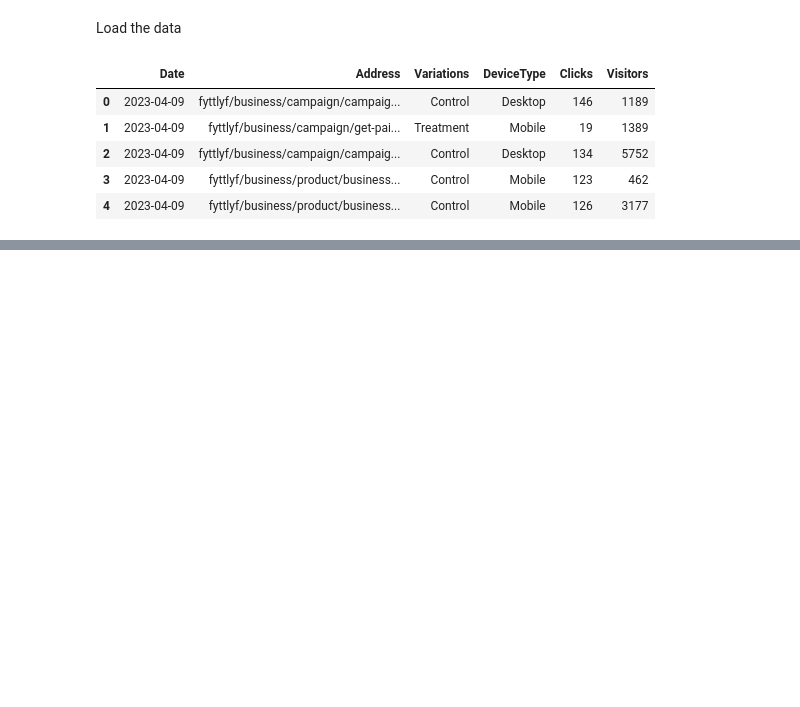
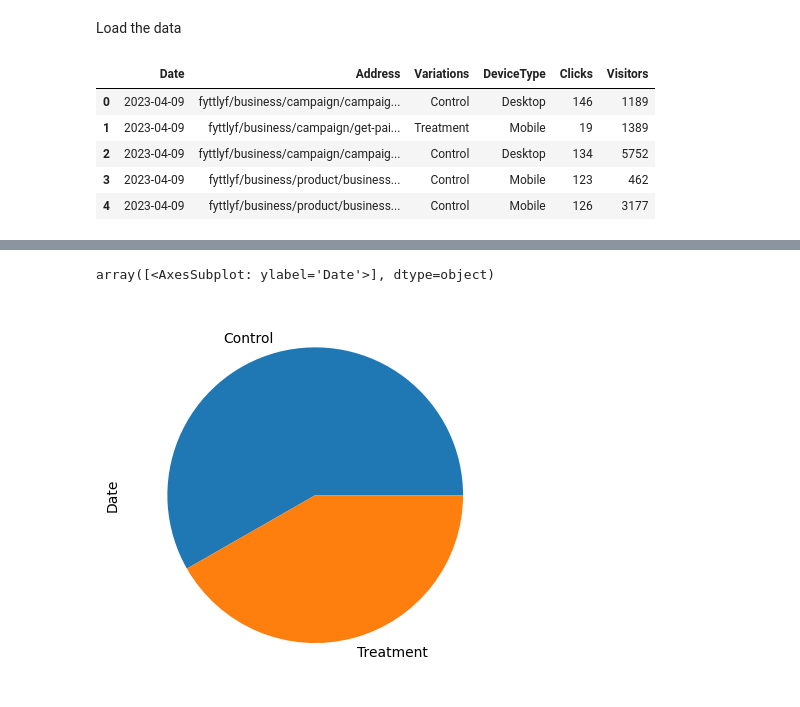
Before and after one commit to pratiksrm99/DataAnalysis, a Jupyter notebook: Website_Visitors_Data_Analysis/Analysis Notebook/Part_4-A_B_testing.ipynb, the cells around one changed output, grey strips where cells are left out. Saved outputs shown, nothing was run; the diff lists cells and outputs as text; code cells hidden in the pictures; blank space fills up the shorter version.

```diff
--- a/Website_Visitors_Data_Analysis/Analysis Notebook/Part_4-A_B_testing.ipynb
+++ b/Website_Visitors_Data_Analysis/Analysis Notebook/Part_4-A_B_testing.ipynb
@@ -28,0 +145,5 @@ df.head()
+# %%
+df.groupby(by="Variations").count()["Date"].plot(kind="pie", subplots=True)
+# %% [output]
+array([<AxesSubplot: ylabel='Date'>], dtype=object)
+[figure, added]
```
Also changed, not shown: parts of 16 cells of this notebook.
